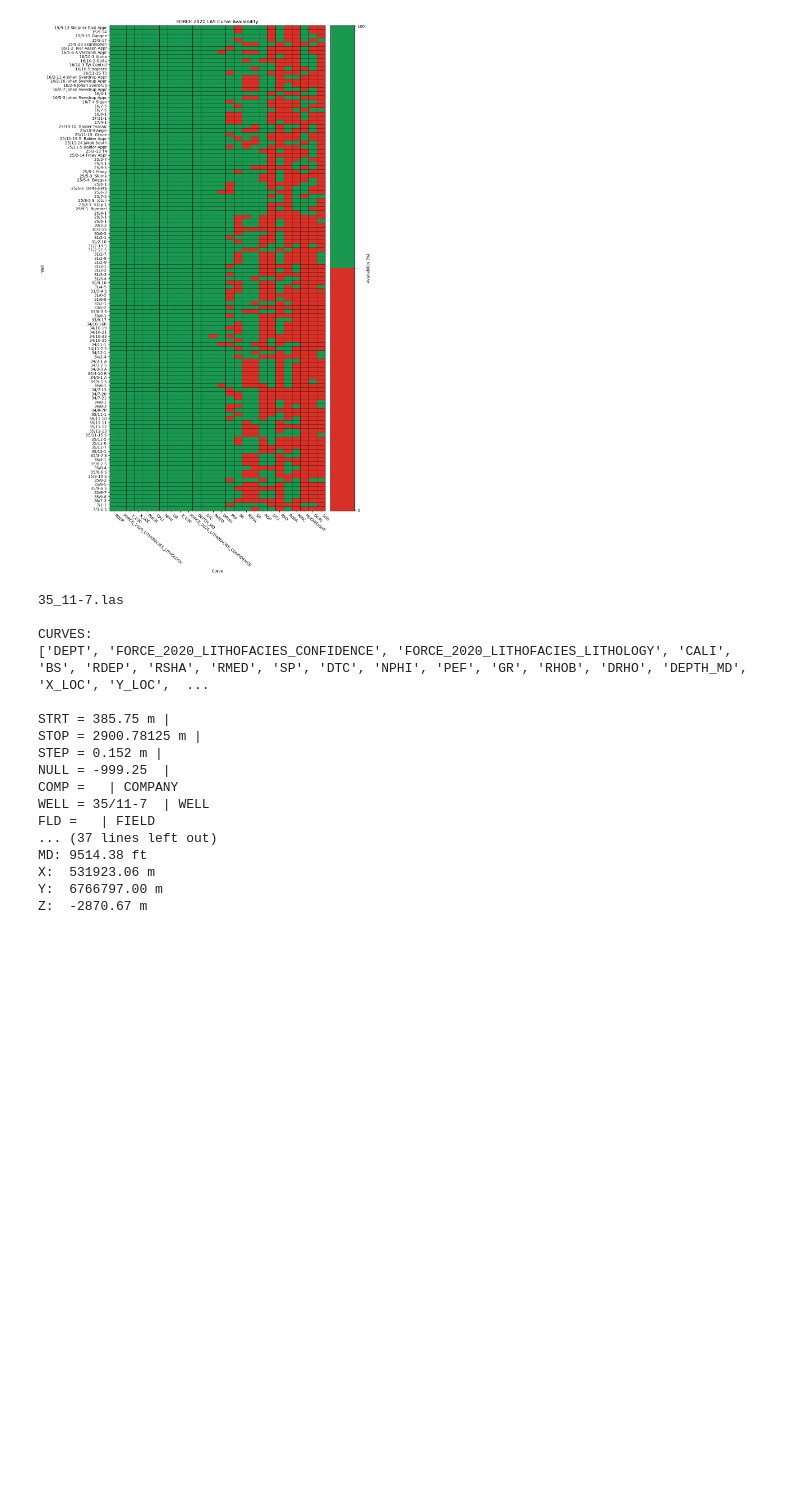
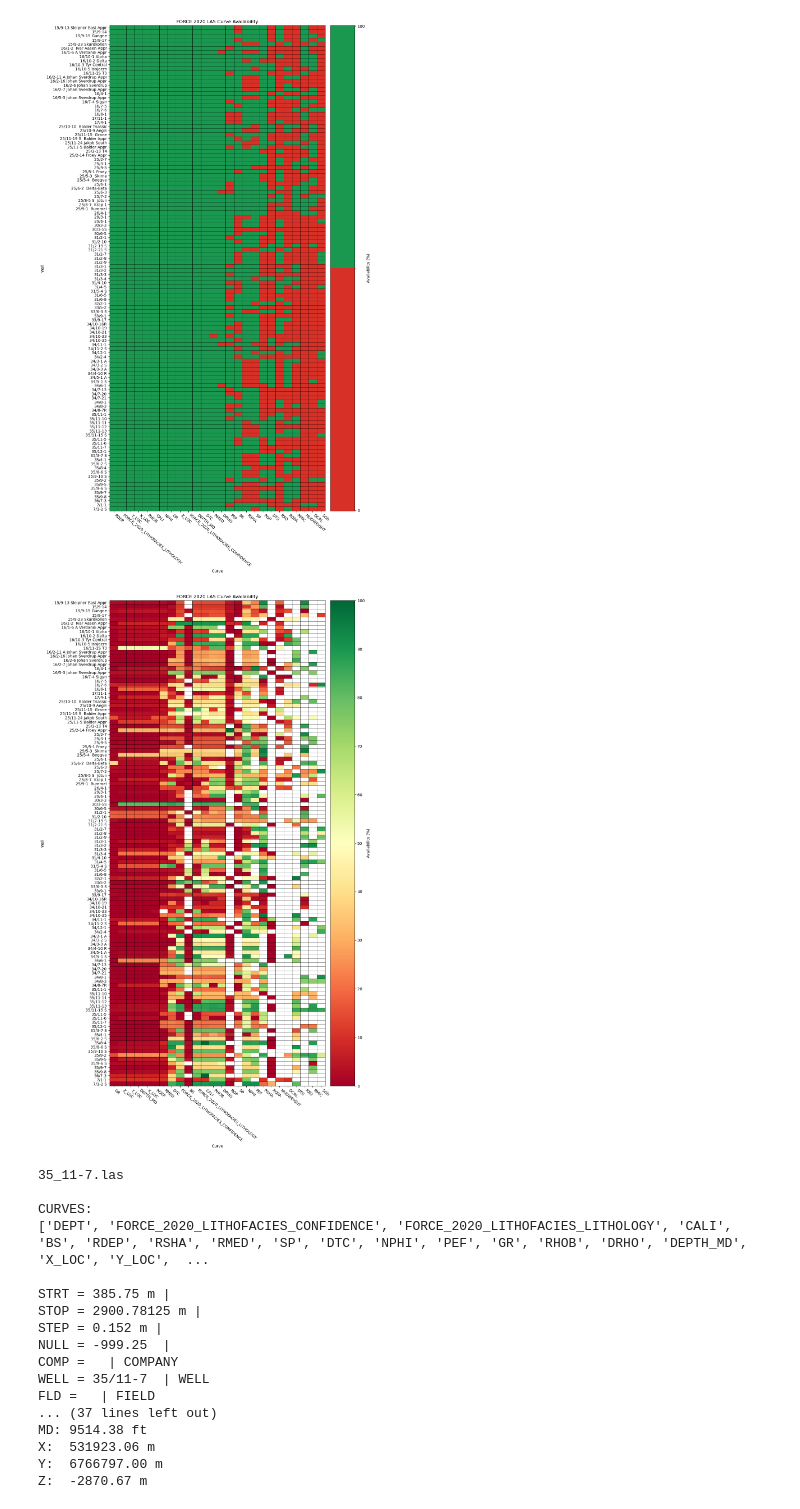
Before and after one commit to leraos/force_2020_well_log_analysis, a Jupyter notebook: notebooks/01_dataset_overview.ipynb, the cells around one changed output. Drawn from its saved outputs; the diff is of its cells as text; code cells hidden in the pictures; blank space fills up the shorter version.

```diff
--- a/notebooks/01_dataset_overview.ipynb
+++ b/notebooks/01_dataset_overview.ipynb
@@ -390,28 +403,30 @@ plot_matrix(curve_presence_matrix,discrete=True)
 # %% [output]
 [figure]
 # %%
-# ### measure how valid each curve is for each well
-# validity_matrix = (
-#     curve_inventory
-#     .pivot_table(
-#         index="well",
-#         columns="curve",
-#         values="missing_pct",
-#     )
-# )
+### measure how valid each curve is for each well
+validity_matrix = (
+    curve_inventory
+    .pivot_table(
+        index="well",
+        columns="curve",
+        values="missing_pct",
+    )
+)
 
-# sorted_curves = (
-#     (100 - validity_matrix)
-#     .sum()
-#     .sort_values(ascending=False)
-#     .index
-# )
+sorted_curves = (
+    (100 - validity_matrix)
+    .sum()
+    .sort_values(ascending=False)
+    .index
+)
 
-# ### reorder validity matrix columns using the sorted curve names
-# validity_matrix = validity_matrix[sorted_curves]
+### reorder validity matrix columns using the sorted curve names
+validity_matrix = validity_matrix[sorted_curves]
 
-# ### curve from 0 to 100
-# plot_matrix(validity_matrix)
+### curve from 0 to 100
+plot_matrix(validity_matrix)
+# %% [output]
+[figure, added]
 # %%
 ### inspect well trajectory
 
```
Also changed, not shown: parts of 5 cells of this notebook, 2 other files.
